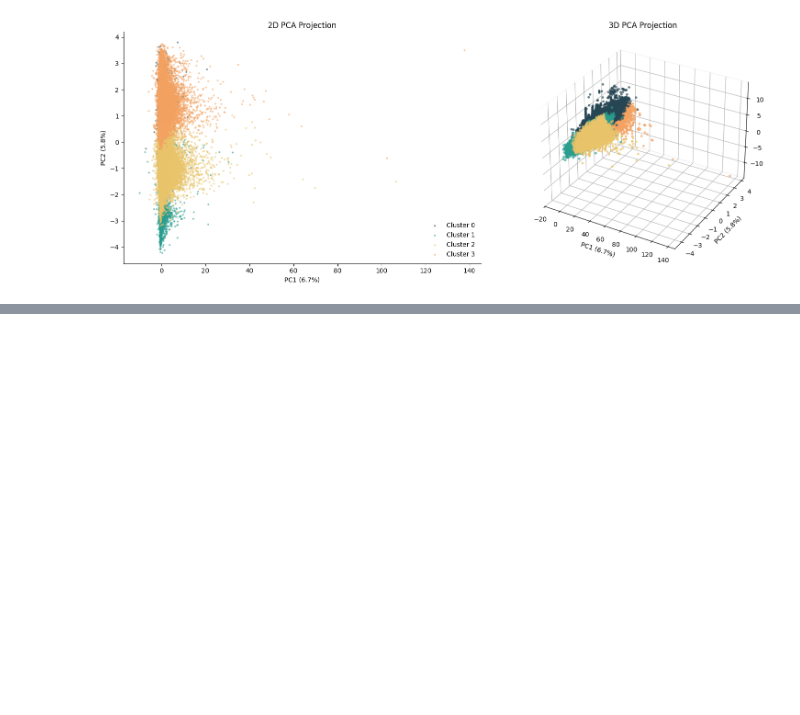
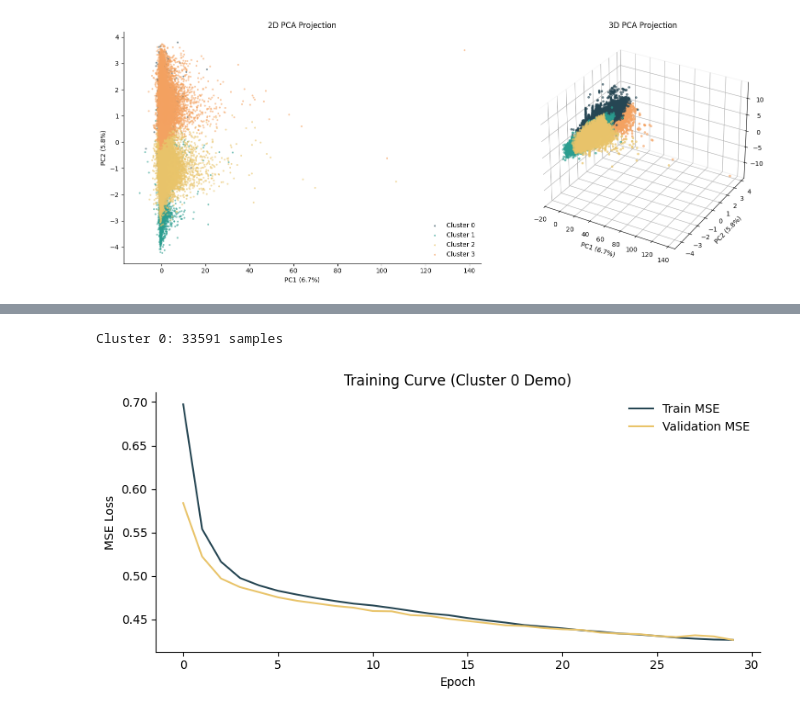
Before and after one commit to sunnakaradottir/data_science, a Jupyter notebook: notebooks/project.ipynb, the cells around one changed output, grey strips where cells are left out. Drawn from its saved outputs; the diff is of its cells as text; code cells hidden in the pictures; blank space fills up the shorter version.

```diff
--- a/notebooks/project.ipynb
+++ b/notebooks/project.ipynb
@@ -82,8 +84,8 @@ print(f"  {len(tune_df)} samples, {tune_df['Class'].sum()} fraud")
 
 # Load pre-fitted scaler (fitted on normal data only)
 X_base = base_df.drop(columns=['Class'])
-scaler = load_scaler()
-X_base_scaled = scaler.transform(X_base)
+scaler = StandardScaler()
+X_base_scaled = scaler.fit_transform(X_base)
 
 print(f"Before scaling - Mean: {X_base.values.mean():.2f}, Std: {X_base.values.std():.2f}")
 print(f"After scaling  - Mean: {X_base_scaled.mean():.2f}, Std: {X_base_scaled.std():.2f}")
@@ -274,0 +429,30 @@ plt.show()
+# %%
+demo_cfg = {
+    "val_split": 0.2,
+    "seed": 42,
+    "batch_size": 256,
+    "hidden_dim": 64,
+    "latent": 2,
+    "num_layers": 1,
+    "lr": 1e-3,
+    "weight_decay": 0,
+    "epochs": 30
+}
+
+X_cluster_0 = X_base_scaled[cluster_labels == 0]
+demo_model, train_losses, val_losses = train_on_cluster(X_cluster_0, in_dim=30, cfg=demo_cfg, cid=0)
+
+plt.figure(figsize=(8, 4))
+plt.plot(train_losses, label='Train MSE', color='#264653')
+plt.plot(val_losses, label='Validation MSE', color='#e9c46a')
+plt.xlabel('Epoch')
+plt.ylabel('MSE Loss')
+plt.title('Training Curve (Cluster 0 Demo)')
+plt.legend(frameon=False)
+plt.gca().spines['top'].set_visible(False)
+plt.gca().spines['right'].set_visible(False)
+plt.tight_layout()
+plt.show()
+# %% [output]
+Cluster 0: 33591 samples
+[figure, added]
```
Also changed, not shown: parts of 22 cells of this notebook.
